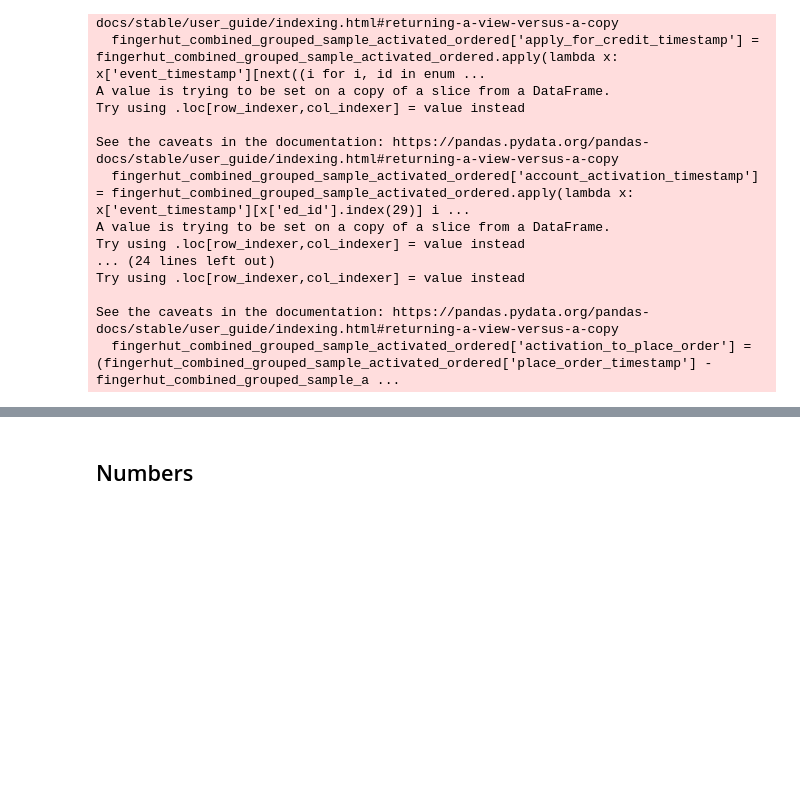
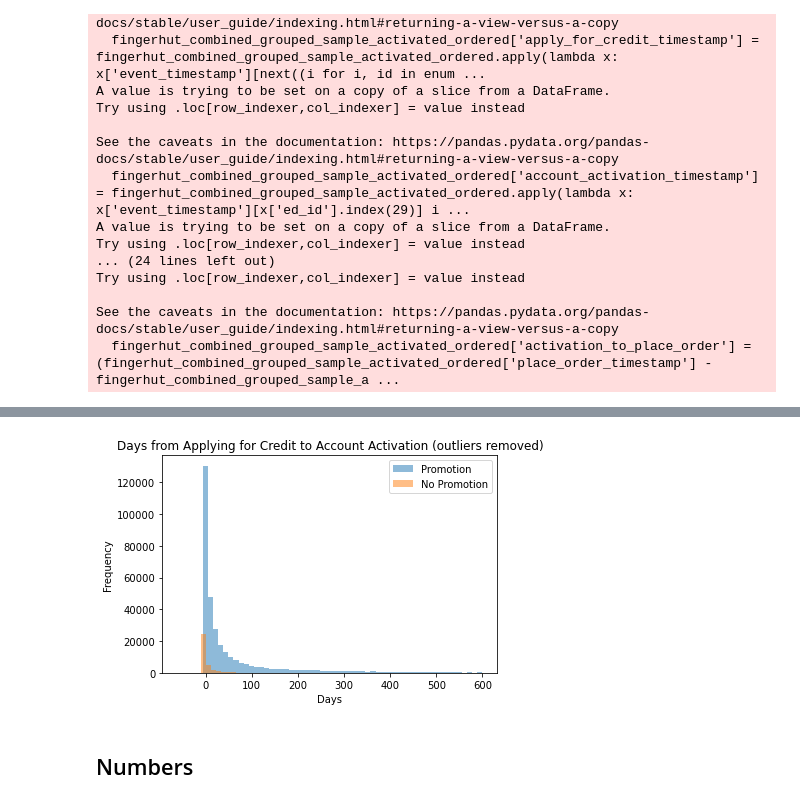
Before and after one commit to cjunwon/STATSM148-Fingerhut-Consulting, a Jupyter notebook: junwon_code/marketing_analysis.ipynb, the cells around one changed output, grey strips where cells are left out. Cells and saved outputs as stored; diff of their text form; code cells hidden in the pictures; blank space fills up the shorter version.

```diff
--- a/junwon_code/marketing_analysis.ipynb
+++ b/junwon_code/marketing_analysis.ipynb
@@ -257,0 +378,6 @@ fingerhut_combined_grouped_sample_activated_ordered
+# %%
+# append promotion_y_n from fingerhut_combined_grouped_sample to fingerhut_combined_grouped_sample_activated_ordered
+
+fingerhut_combined_grouped_sample_activated_ordered_time['promotion_y_n'] = fingerhut_combined_grouped_sample_activated_ordered['promotion_y_n']
+
+fingerhut_combined_grouped_sample_activated_ordered_time
@@ -258,3 +403,24 @@ fingerhut_combined_grouped_sample_activated_ordered
+# %%
+# remove outliers from apply_for_credit_to_activation column
+
+fingerhut_combined_grouped_sample_activated_ordered_time = fingerhut_combined_grouped_sample_activated_ordered_time[fingerhut_combined_grouped_sample_activated_ordered_time['apply_for_credit_to_activation'] < 600]
+# %%
+# make two histograms for apply_for_credit_to_activation based on whether promotion_y_n is 1 or 0
+
+fingerhut_combined_grouped_sample_activated_ordered_time[fingerhut_combined_grouped_sample_activated_ordered_time['promotion_y_n'] == 1]['apply_for_credit_to_activation'].plot(kind='hist', bins=60, alpha=0.5, label='Promotion')
+fingerhut_combined_grouped_sample_activated_ordered_time[fingerhut_combined_grouped_sample_activated_ordered_time['promotion_y_n'] == 0]['apply_for_credit_to_activation'].plot(kind='hist', bins=60, alpha=0.5, label='No Promotion')
+
+plt.title('Days from Applying for Credit to Account Activation (outliers removed)')
+
+plt.xlabel('Days')
+
+plt.ylabel('Frequency')
+
+plt.legend()
+
+plt.show()
+# %% [output]
+[figure, added]
 # %% [markdown]
 ## Numbers
 # %%
```
Also changed, not shown: parts of 16 cells of this notebook, 4 other files.
